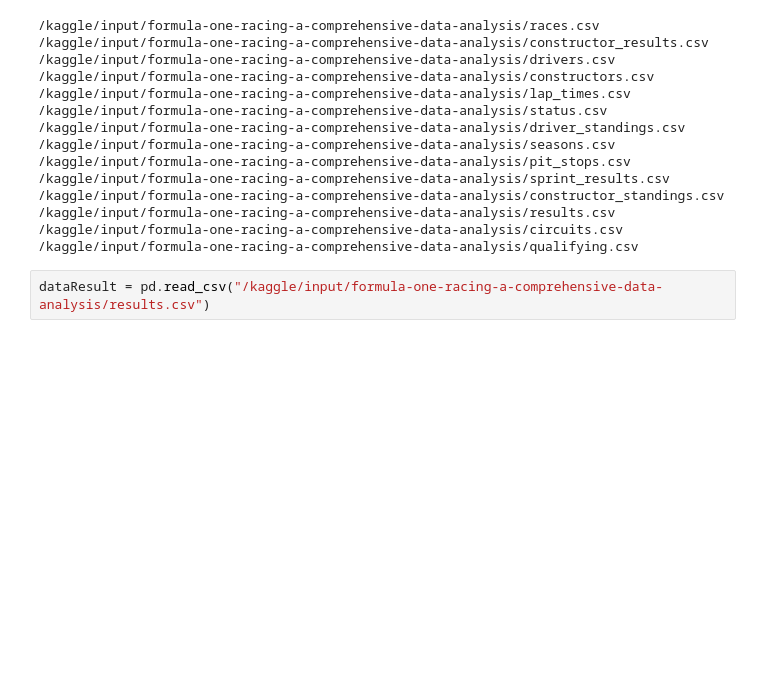
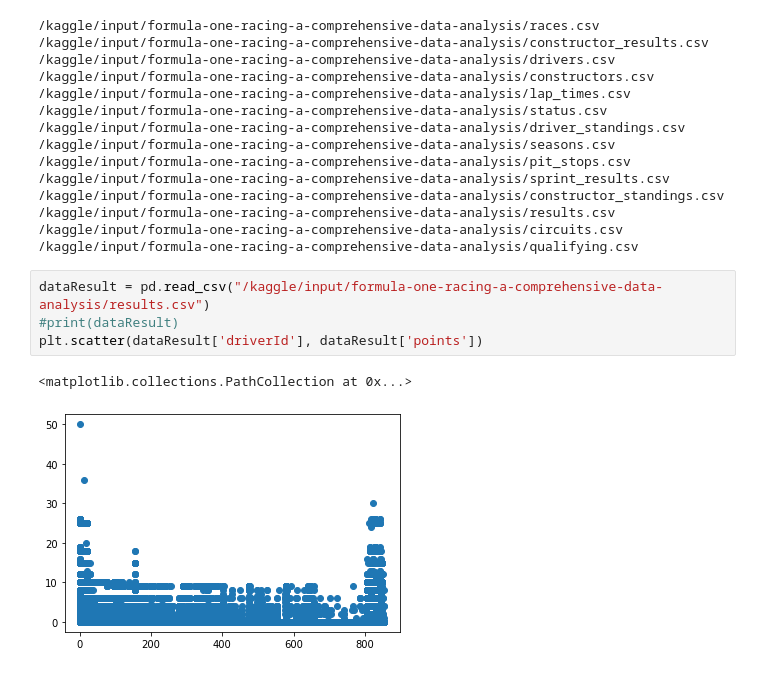
Before and after one commit to benjamin-milhet/F1_Machine_Learning, a Jupyter notebook: notebook5dc233bf8c.ipynb, the cells around one changed output. Cells and saved outputs as stored; diff of their text form; blank space fills up the shorter version.

```diff
--- a/notebook5dc233bf8c.ipynb
+++ b/notebook5dc233bf8c.ipynb
@@ -37,3 +37,8 @@ for dirname, _, filenames in os.walk('/kaggle/input'):
 /kaggle/input/formula-one-racing-a-comprehensive-data-analysis/qualifying.csv
 # %%
 dataResult = pd.read_csv("/kaggle/input/formula-one-racing-a-comprehensive-data-analysis/results.csv")
+#print(dataResult)
+plt.scatter(dataResult['driverId'], dataResult['points'])
+# %% [output]
+<matplotlib.collections.PathCollection at 0x...>
+[figure, added]
```
Also changed, not shown: parts of 3 cells of this notebook.
